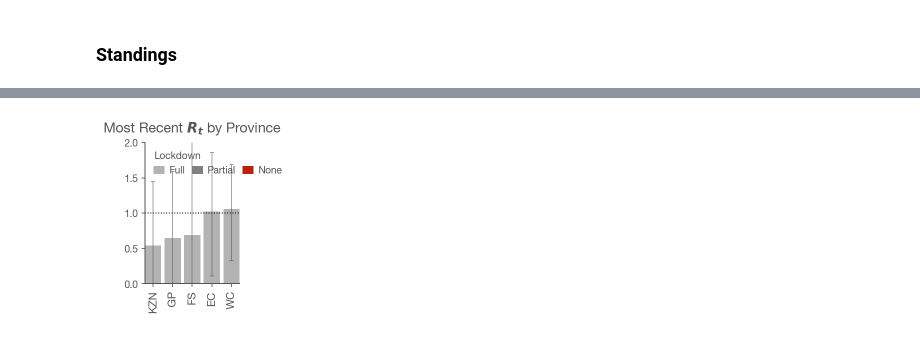
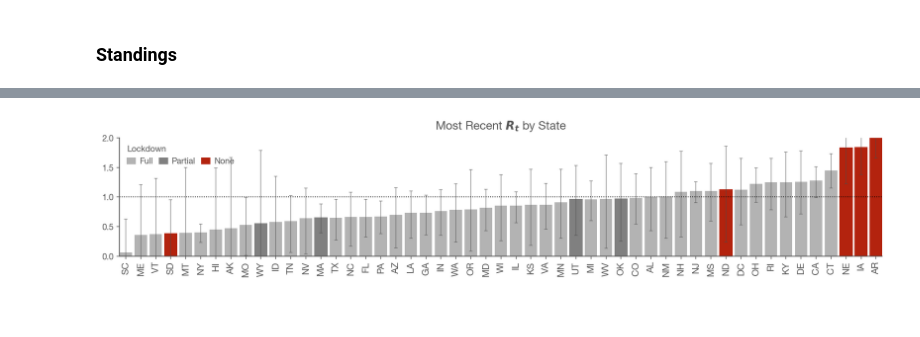
Before and after one commit to heerden/covid-19, a Jupyter notebook: Realtime R0.ipynb, the cells around one changed output, grey strips where cells are left out. Drawn from its saved outputs; the diff is of its cells as text; code cells hidden in the pictures.

```diff
--- a/Realtime R0.ipynb
+++ b/Realtime R0.ipynb
@@ -659,10 +635,6 @@ for state_name, result in results.items():
     hdis_50 = highest_density_interval(posteriors, p=.5)
     most_likely = posteriors.idxmax().rename('ML')
     result = pd.concat([most_likely, hdis_90, hdis_50], axis=1)
-
-    # ZA: add province index
-    result.index = pd.MultiIndex.from_product([[state_name], result.index], names=['state','date'])
-
     if final_results is None:
         final_results = result
     else:
@@ -677,15 +649,12 @@ Done.
 # %%
-ncols = 2
+ncols = 4
 nrows = int(np.ceil(len(results) / ncols))
 
 fig, axes = plt.subplots(nrows=nrows, ncols=ncols, figsize=(15, nrows*3))
 
 for i, (state_name, result) in enumerate(final_results.groupby('state')):
-    plot_rt(result, axes.flat[i], state_name)
-plot_rt(single_result, axes.flat[i+1], 'Total RSA')
+    plot_rt(result.iloc[1:], axes.flat[i], state_name)
 
 fig.tight_layout()
-fig.suptitle(f'Real-time $R_t$ for South African Provinces', fontsize=14)
-fig.subplots_adjust(top=0.85)
 fig.set_facecolor('w')
 # %% [output]
@@ -693,6 +662,6 @@ fig.set_facecolor('w')
 # %%
 # Since we now use a uniform prior, the first datapoint is pretty bogus, so just truncating it here
-# final_results = final_results.groupby('state').apply(lambda x: x.iloc[1:].droplevel(0))
+final_results = final_results.groupby('state').apply(lambda x: x.iloc[1:].droplevel(0))
 # %% [markdown]
 ### Export Data to CSV
 # %%
@@ -701,14 +670,20 @@ fig.set_facecolor('w')
 # %% [markdown]
 ### Standings
 # %%
-# ZA: South Arica lockdown level data as of 2020/04/28
+# As of 4/12
 no_lockdown = [
-
+    'North Dakota', 'ND',
+    'South Dakota', 'SD',
+    'Nebraska', 'NE',
+    'Iowa', 'IA',
+    'Arkansas','AR'
 ]
 partial_lockdown = [
-
+    'Utah', 'UT',
+    'Wyoming', 'WY',
+    'Oklahoma', 'OK',
+    'Massachusetts', 'MA'
 ]
-# add items as required -> 'Western Cape','WC',
 
 FULL_COLOR = [.7,.7,.7]
 NONE_COLOR = [179/255,35/255,14/255]
@@ -729,5 +692,8 @@ mr
 # %%
-def plot_standings(mr, figsize=None, title='Most Recent $R_t$ by Province'):
+filtered = final_results.index.get_level_values(0).isin(FILTERED_REGION_CODES)
+mr = final_results.loc[~filtered].groupby(level=0)[['ML', 'High_90', 'Low_90']].last()
+
+def plot_standings(mr, figsize=None, title='Most Recent $R_t$ by State'):
     if not figsize:
         figsize = ((15.9/50)*len(mr)+.1,2.5)
 
@@ -748,34 +714,34 @@ def plot_standings(mr, figsize=None, title='Most Recent $R_t$ by Province'):
         if state_name in no_lockdown:
             bar.set_color(NONE_COLOR)
         if state_name in partial_lockdown:
             bar.set_color(PARTIAL_COLOR)
 
     labels = mr.index.to_series().replace({'District of Columbia':'DC'})
     ax.set_xticklabels(labels, rotation=90, fontsize=11)
     ax.margins(0)
     ax.set_ylim(0,2.)
     ax.axhline(1.0, linestyle=':', color='k', lw=1)
 
     leg = ax.legend(handles=[
                         Patch(label='Full', color=FULL_COLOR),
                         Patch(label='Partial', color=PARTIAL_COLOR),
                         Patch(label='None', color=NONE_COLOR)
                     ],
                     title='Lockdown',
                     ncol=3,
                     loc='upper left',
                     columnspacing=.75,
                     handletextpad=.5,
                     handlelength=1)
 
     leg._legend_box.align = "left"
     fig.set_facecolor('w')
     return fig, ax
 
 mr.sort_values('ML', inplace=True)
 plot_standings(mr);
 # %% [output]
-[figure, old version]
+[figure, new version]
 # %%
 mr.sort_values('High_90', inplace=True)
 plot_standings(mr);
```
Also changed, not shown: parts of 19 cells of this notebook, 3 other files.
